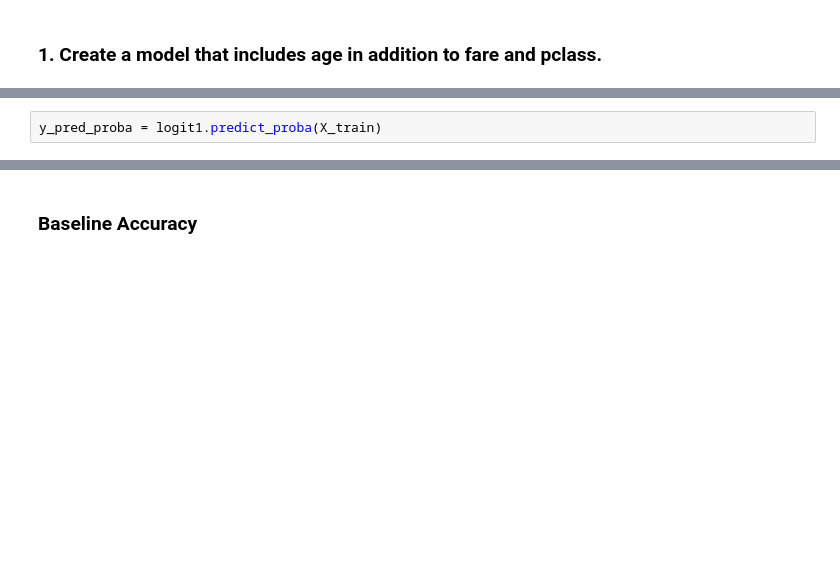
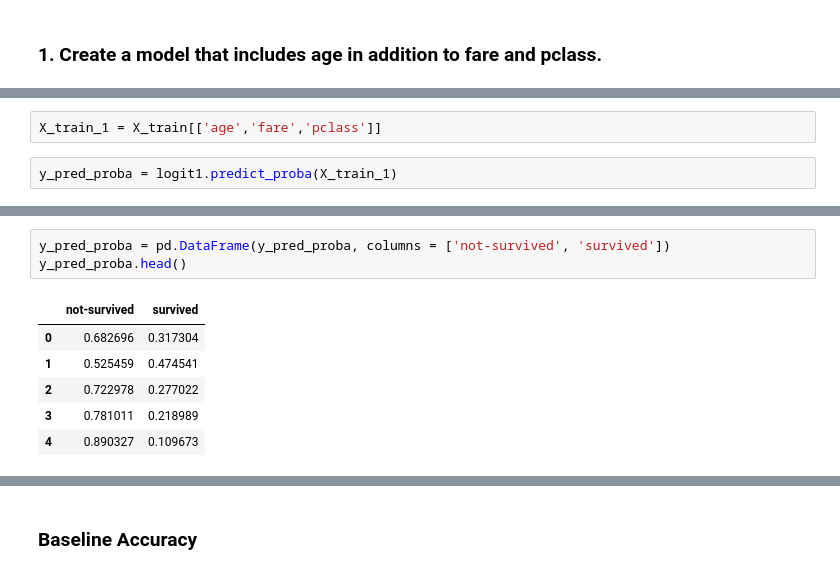
Before and after one commit to cristinalucin/classification-exercises, a Jupyter notebook: model.ipynb, the cells around one changed output, grey strips where cells are left out. Drawn from its saved outputs; the diff is of its cells as text; blank space fills up the shorter version.

```diff
--- a/model.ipynb
+++ b/model.ipynb
@@ -1775,2 +1274,4 @@ Intercept:
+# %%
+X_train_1 = X_train[['age','fare','pclass']]
 # %%
-y_pred_proba = logit1.predict_proba(X_train)
+y_pred_proba = logit1.predict_proba(X_train_1)
@@ -1779,2 +1288,12 @@ ValueError: X has 10 features, but LogisticRegression is expecting 4 features as
+# %%
+y_pred_proba = pd.DataFrame(y_pred_proba, columns = ['not-survived', 'survived'])
+y_pred_proba.head()
+# %% [output]
+|  | not-survived | survived |
+| 0 | 0.682696 | 0.317304 |
+| 1 | 0.525459 | 0.474541 |
+| 2 | 0.722978 | 0.277022 |
+| 3 | 0.781011 | 0.218989 |
+| 4 | 0.890327 | 0.109673 |
 # %%
 print(confusion_matrix(y_train, y_pred))
```
Also changed, not shown: parts of 132 cells of this notebook.
